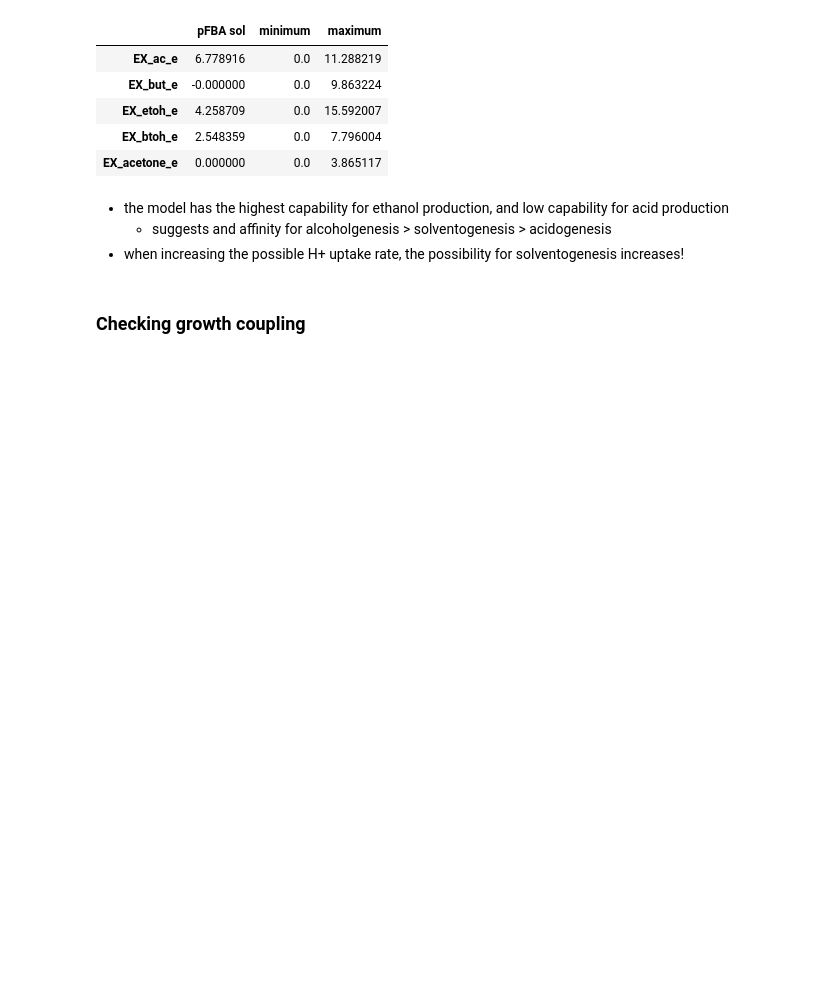
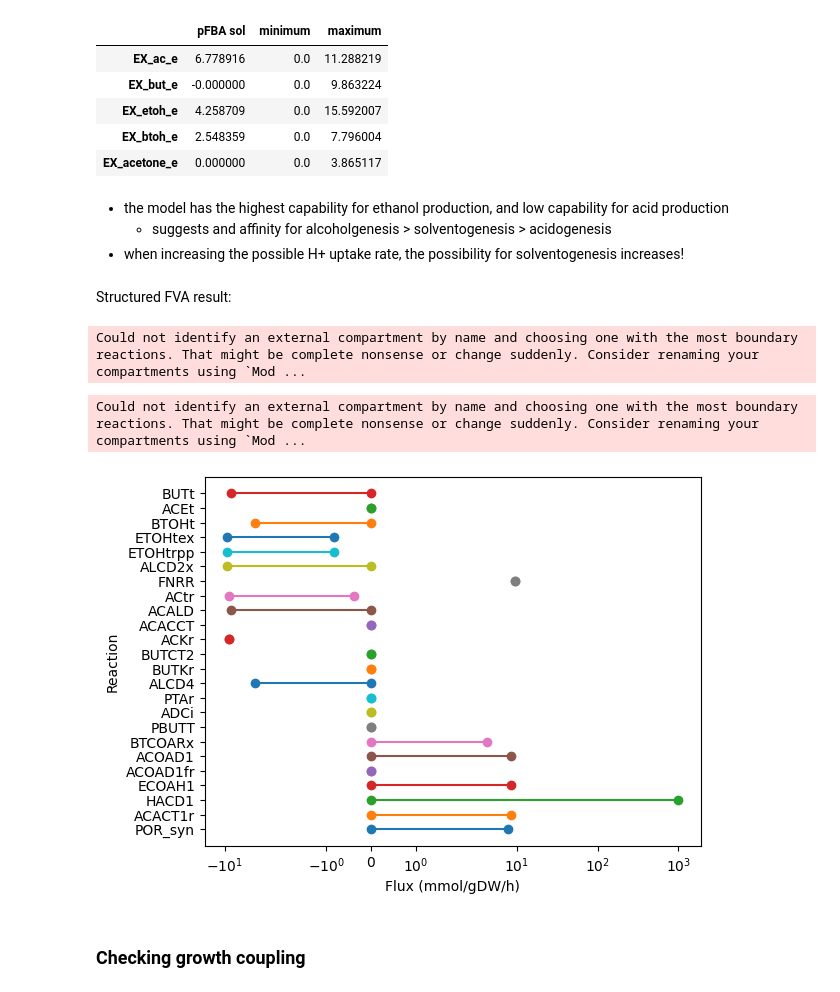
Before and after one commit to andreastallvik/BIOTBT3900, a Jupyter notebook: community_modelling/CBP_butanol/nj4_sim.ipynb, the cells around one changed output. Saved outputs shown, nothing was run; the diff lists cells and outputs as text; code cells hidden in the pictures; blank space fills up the shorter version.

Commit message:
structured FVA vis

```diff
--- a/community_modelling/CBP_butanol/nj4_sim.ipynb
+++ b/community_modelling/CBP_butanol/nj4_sim.ipynb
@@ -178,6 +178,23 @@ Could not identify an external compartment by name and choosing one with the mos
 - the model has the highest capability for ethanol production, and low capability for acid production
     - suggests and affinity for alcoholgenesis > solventogenesis > acidogenesis
 - when increasing the possible H+ uptake rate, the possibility for solventogenesis increases!
+# %% [markdown]
+Structured FVA result:
+# %%
+from utils import static_sim
+
+medium = static_sim.get_specific_medium(nj4, {"EX_xyl__D_e": 10, "EX_nh4_e": 10,}, fill_value=0.1)
+# %% [output]
+Could not identify an external compartment by name and choosing one with the most boundary reactions. That might be complete nonsense or change suddenly. Consider renaming your compartments using `Mod ...
+# %%
+ABE_REACTIONS = ["POR_syn", "ACACT1r", "HACD1", "ECOAH1", "ACOAD1fr", "ACOAD1", "BTCOARx", "PBUTT", "ADCi",
+                 "PTAr", "ALCD4", "BUTKr", "BUTCT2", "ACKr", "ACACCT", "ACALD", "ACtr", "FNRR", "ALCD2x",
+                 "ETOHtrpp", "ETOHtex", "BTOHt", "ACEt", "BUTt"]
+# %%
+static_sim.plot_flux_ranges(model=nj4, medium=medium, reactions=ABE_REACTIONS)
+# %% [output]
+Could not identify an external compartment by name and choosing one with the most boundary reactions. That might be complete nonsense or change suddenly. Consider renaming your compartments using `Mod ...
+[figure, added]
 # %% [markdown]
 ### Checking growth coupling
 # %%
```
Also changed, not shown: parts of 3 cells of this notebook, 1 other file.
